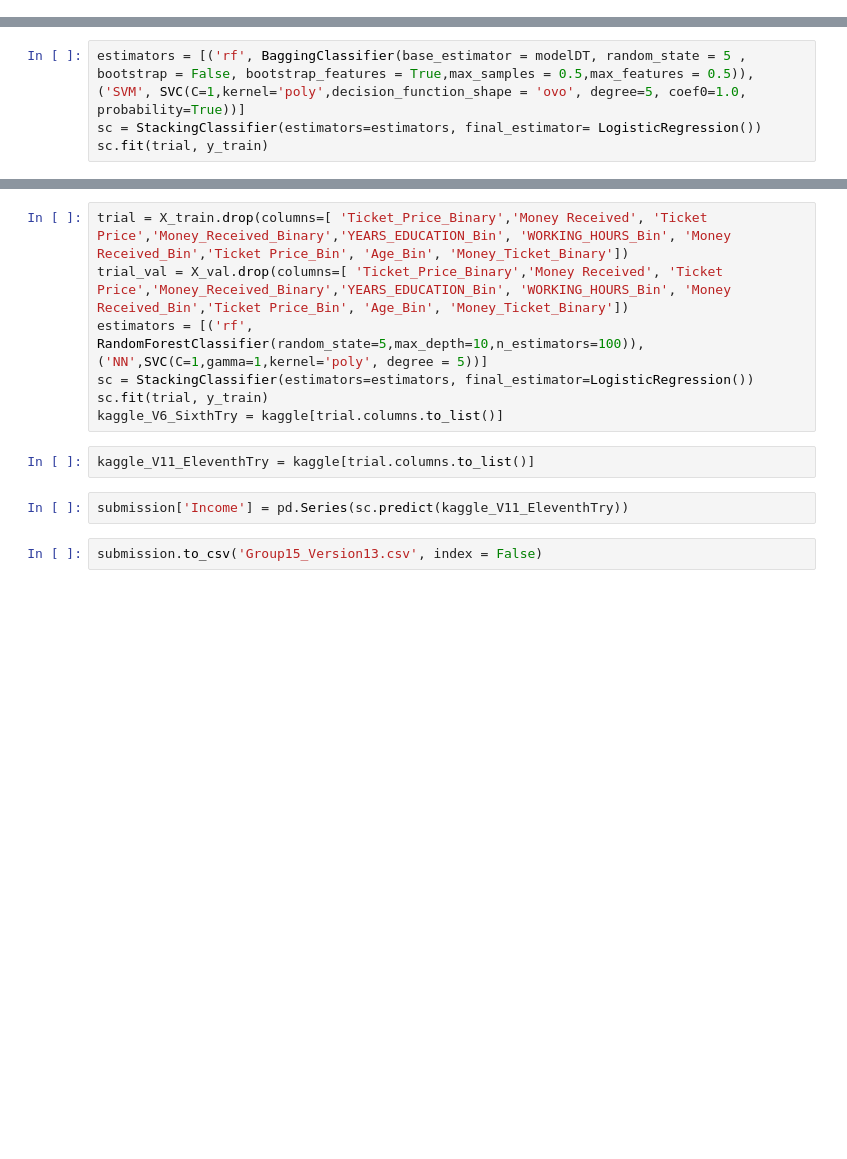
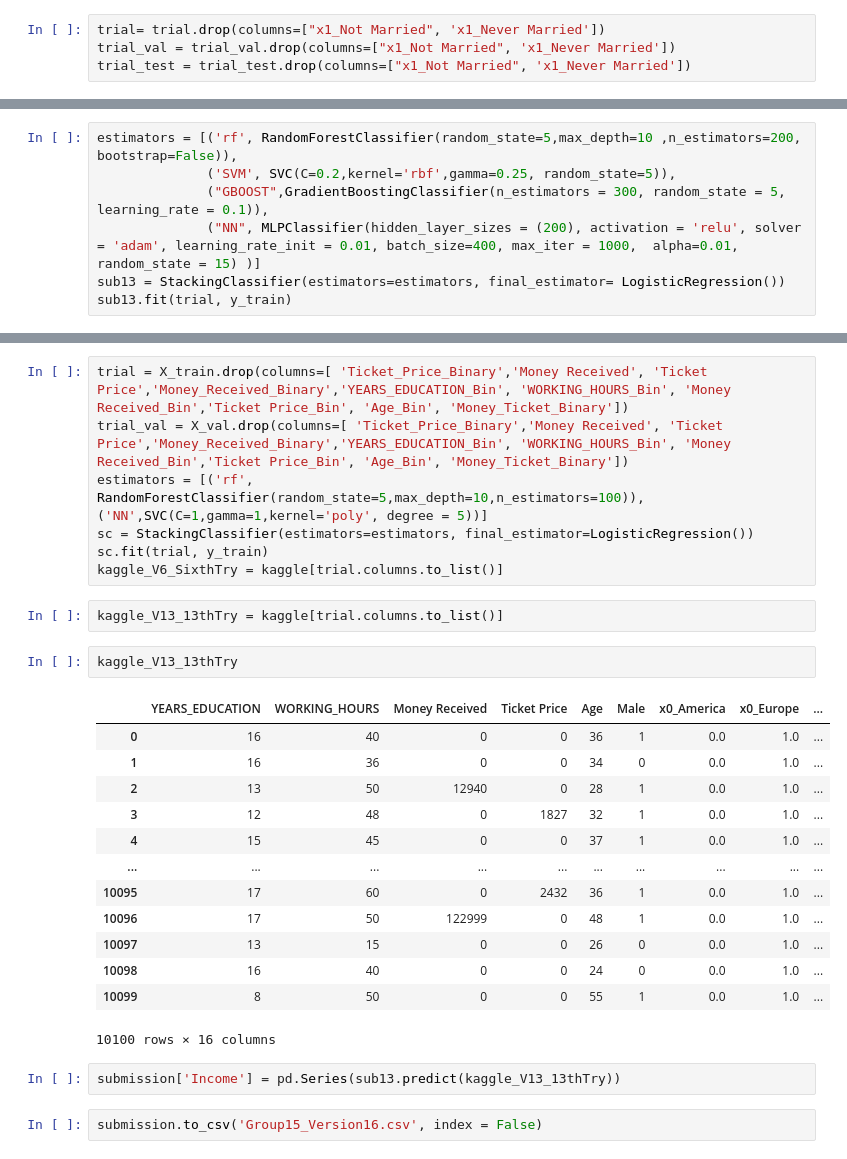
Before and after one commit to martaldsantos/newland_project, a Jupyter notebook: ML_Project-checkpoint.ipynb, the cells around one changed output, grey strips where cells are left out. Cells and saved outputs as stored; diff of their text form; blank space fills up the shorter version.

```diff
--- a/ML_Project-checkpoint.ipynb
+++ b/ML_Project-checkpoint.ipynb
@@ -2999,3 +3000,7 @@ trial.head()
+# %%
+trial= trial.drop(columns=["x1_Not Married", 'x1_Never Married'])
+trial_val = trial_val.drop(columns=["x1_Not Married", 'x1_Never Married'])
+trial_test = trial_test.drop(columns=["x1_Not Married", 'x1_Never Married'])
 # %%
 numeric_variables = X_train[['YEARS_EDUCATION', 'WORKING_HOURS', 'Money Received', 'Ticket Price','Age','MONEY_TICKET' ]]
 numeric_variables_val = X_val[['YEARS_EDUCATION', 'WORKING_HOURS', 'Money Received', 'Ticket Price','Age','MONEY_TICKET' ]]
@@ -3058,4 +3042,0 @@ modelDT =RandomForestClassifier(random_state=5,  max_depth=10, criterion = 'gini
-# %%
-estimators = [('rf', BaggingClassifier(base_estimator = modelDT, random_state = 5 , bootstrap = False, bootstrap_features = True,max_samples = 0.5,max_features = 0.5)),('SVM', SVC(C=1,kernel='poly',decision_function_shape = 'ovo', degree=5, coef0=1.0, probability=True))]
-sc = StackingClassifier(estimators=estimators, final_estimator= LogisticRegression())
-sc.fit(trial, y_train)
@@ -3076,0 +3053,7 @@ StackingClassifier(estimators=[('rf',
+# %%
+estimators = [('rf', RandomForestClassifier(random_state=5,max_depth=10 ,n_estimators=200, bootstrap=False)),
+              ('SVM', SVC(C=0.2,kernel='rbf',gamma=0.25, random_state=5)),
+              ("GBOOST",GradientBoostingClassifier(n_estimators = 300, random_state = 5, learning_rate = 0.1)),
+              ("NN", MLPClassifier(hidden_layer_sizes = (200), activation = 'relu', solver = 'adam', learning_rate_init = 0.01, batch_size=400, max_iter = 1000,  alpha=0.01, random_state = 15) )]
+sub13 = StackingClassifier(estimators=estimators, final_estimator= LogisticRegression())
+sub13.fit(trial, y_train)
@@ -3149,8 +3168,24 @@ sc = StackingClassifier(estimators=estimators, final_estimator=LogisticRegressio
 sc.fit(trial, y_train)
 kaggle_V6_SixthTry = kaggle[trial.columns.to_list()]
 # %%
-kaggle_V11_EleventhTry = kaggle[trial.columns.to_list()]
+kaggle_V13_13thTry = kaggle[trial.columns.to_list()]
+# %%
+kaggle_V13_13thTry
+# %% [output]
+|  | YEARS_EDUCATION | WORKING_HOURS | Money Received | Ticket Price | Age | Male | x0_America | x0_Europe | ... |
+| 0 | 16 | 40 | 0 | 0 | 36 | 1 | 0.0 | 1.0 | ... |
+| 1 | 16 | 36 | 0 | 0 | 34 | 0 | 0.0 | 1.0 | ... |
+| 2 | 13 | 50 | 12940 | 0 | 28 | 1 | 0.0 | 1.0 | ... |
+| 3 | 12 | 48 | 0 | 1827 | 32 | 1 | 0.0 | 1.0 | ... |
+| 4 | 15 | 45 | 0 | 0 | 37 | 1 | 0.0 | 1.0 | ... |
+| ... | ... | ... | ... | ... | ... | ... | ... | ... | ... |
+| 10095 | 17 | 60 | 0 | 2432 | 36 | 1 | 0.0 | 1.0 | ... |
+| 10096 | 17 | 50 | 122999 | 0 | 48 | 1 | 0.0 | 1.0 | ... |
+| 10097 | 13 | 15 | 0 | 0 | 26 | 0 | 0.0 | 1.0 | ... |
+| 10098 | 16 | 40 | 0 | 0 | 24 | 0 | 0.0 | 1.0 | ... |
+| 10099 | 8 | 50 | 0 | 0 | 55 | 1 | 0.0 | 1.0 | ... |
+10100 rows × 16 columns
 # %%
-submission['Income'] = pd.Series(sc.predict(kaggle_V11_EleventhTry))
+submission['Income'] = pd.Series(sub13.predict(kaggle_V13_13thTry))
 # %%
-submission.to_csv('Group15_Version13.csv', index = False)
+submission.to_csv('Group15_Version16.csv', index = False)
```
Also changed, not shown: parts of 21 cells of this notebook.
